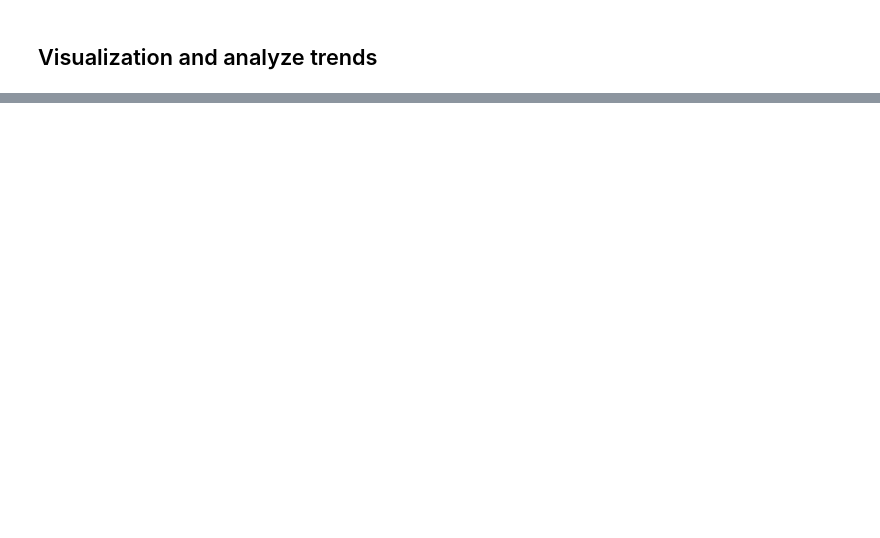
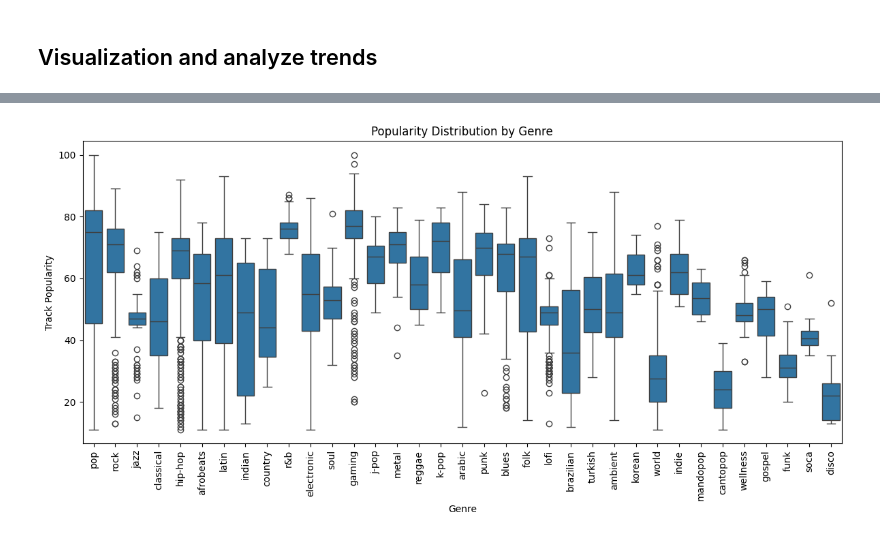
Before and after one commit to TonyJ3/AI-Society-S7, a Jupyter notebook: Top Hit Songs/top_hit_song_prediction.ipynb, the cells around one changed output, grey strips where cells are left out. Cells and saved outputs as stored; diff of their text form; code cells hidden in the pictures; blank space fills up the shorter version.

```diff
--- a/Top Hit Songs/top_hit_song_prediction.ipynb
+++ b/Top Hit Songs/top_hit_song_prediction.ipynb
@@ -281,0 +301,14 @@ filtered_data
+# %%
+# Combined popularity
+combined_popularity = pd.concat([high_song_popularity, low_song_popularity], ignore_index=True)
+
+plt.figure(figsize=(12, 6))
+sns.boxplot(data=combined_popularity, x='playlist_genre', y='track_popularity')
+plt.title('Popularity Distribution by Genre')
+plt.xlabel('Genre')
+plt.ylabel('Track Popularity')
+plt.xticks(rotation=90)
+plt.tight_layout()
+plt.show()
+# %% [output]
+[figure, added]
```
Also changed, not shown: parts of 21 cells of this notebook.
